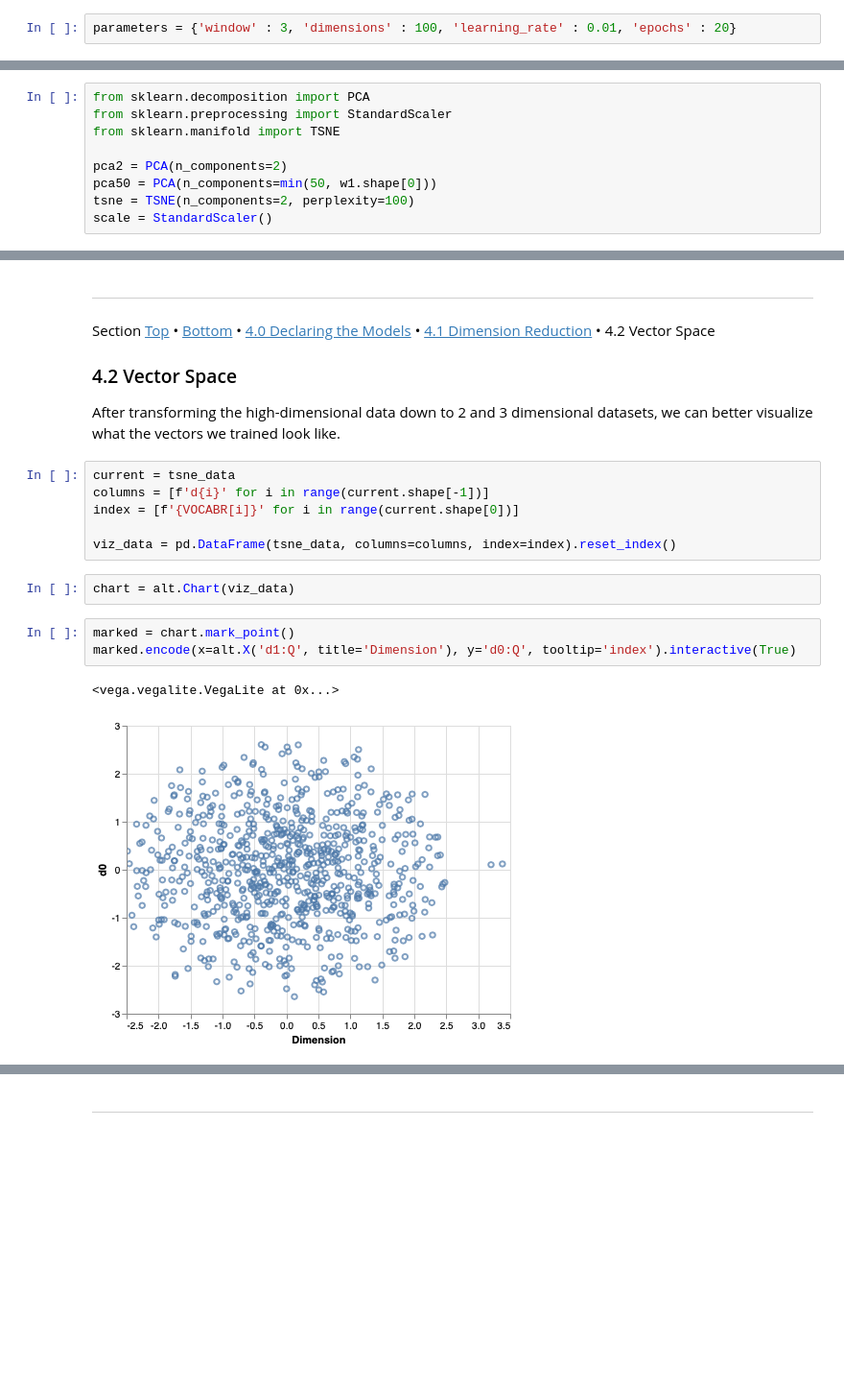
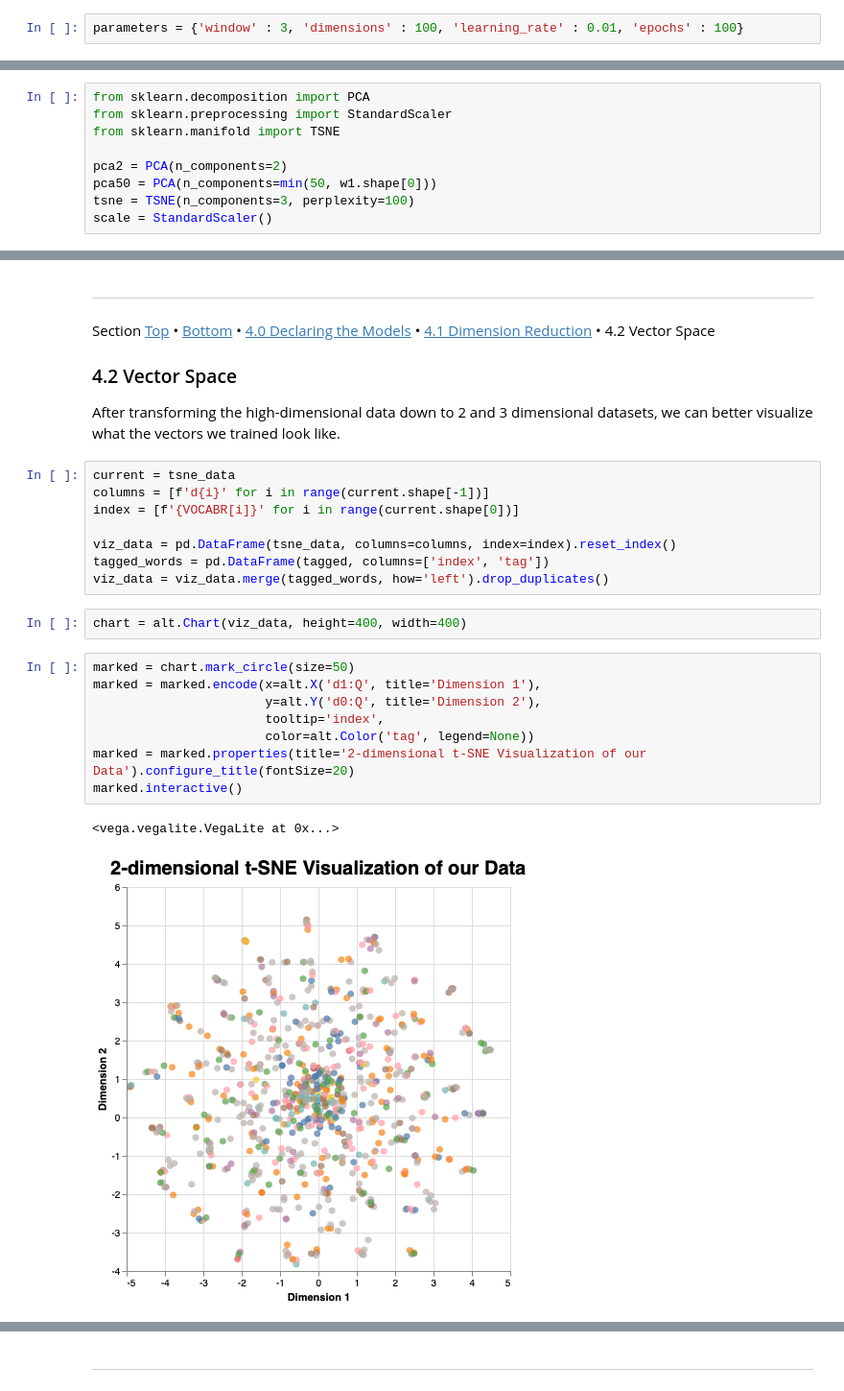
Before and after one commit to gabastil/nlp-study, a Jupyter notebook: word2vec/Word2Vec.ipynb, the cells around one changed output, grey strips where cells are left out. Shown: that part at 96% size. Drawn from its saved outputs; the diff is of its cells as text; blank space fills up the shorter version.

Commit message:
Trained model 100 epochs

```diff
--- a/word2vec/Word2Vec.ipynb
+++ b/word2vec/Word2Vec.ipynb
@@ -244,7 +253,7 @@ First we define some hyperparameters that we use for training.
 
 <p class='attention banner'>For more information on setting parameters, see <a href='https://www.aclweb.org/anthology/D14-1162/'>Proceedings of the 2014 Conference on Empirical Methods in Natural Language Processing</a>.</p>
 # %%
-parameters = {'window' : 3, 'dimensions' : 100, 'learning_rate' : 0.01, 'epochs' : 20}
+parameters = {'window' : 3, 'dimensions' : 100, 'learning_rate' : 0.01, 'epochs' : 100}
 # %% [markdown]
 <a id="section-2-2"></a>
 
@@ -502,7 +511,7 @@ from sklearn.manifold import TSNE
 
 pca2 = PCA(n_components=2)
 pca50 = PCA(n_components=min(50, w1.shape[0]))
-tsne = TSNE(n_components=2, perplexity=100)
+tsne = TSNE(n_components=3, perplexity=100)
 scale = StandardScaler()
 # %% [markdown]
 <a id='section-4-1'></a>
@@ -544,14 +553,21 @@ columns = [f'd{i}' for i in range(current.shape[-1])]
 index = [f'{VOCABR[i]}' for i in range(current.shape[0])]
 
 viz_data = pd.DataFrame(tsne_data, columns=columns, index=index).reset_index()
+tagged_words = pd.DataFrame(tagged, columns=['index', 'tag'])
+viz_data = viz_data.merge(tagged_words, how='left').drop_duplicates()
 # %%
-chart = alt.Chart(viz_data)
+chart = alt.Chart(viz_data, height=400, width=400)
 # %%
-marked = chart.mark_point()
-marked.encode(x=alt.X('d1:Q', title='Dimension'), y='d0:Q', tooltip='index').interactive(True)
+marked = chart.mark_circle(size=50)
+marked = marked.encode(x=alt.X('d1:Q', title='Dimension 1'),
+                       y=alt.Y('d0:Q', title='Dimension 2'),
+                       tooltip='index',
+                       color=alt.Color('tag', legend=None))
+marked = marked.properties(title='2-dimensional t-SNE Visualization of our Data').configure_title(fontSize=20)
+marked.interactive()
 # %% [output]
 <vega.vegalite.VegaLite at 0x...>
-[figure, old version]
+[figure, new version]
 # %% [markdown]
 <a id='phase-5'></a><a id='section-5'></a>
 
```
Also changed, not shown: parts of 12 cells of this notebook, 2 other files.
